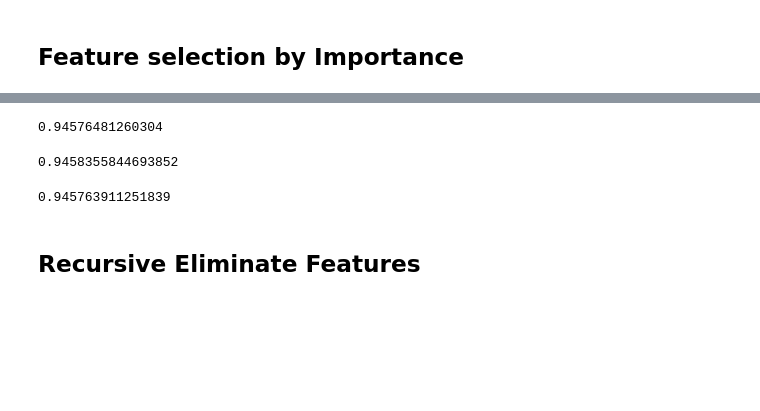
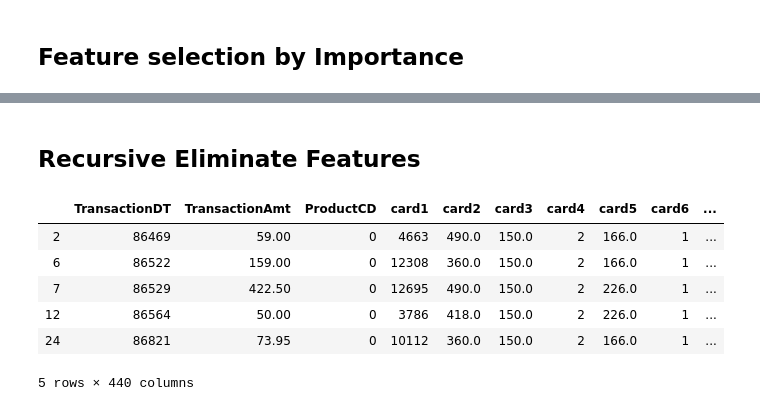
Before and after one commit to haataa/IEEE_CIS_Fraud_Detection, a Jupyter notebook: feature_selection.ipynb, the cells around one changed output, grey strips where cells are left out. Drawn from its saved outputs; the diff is of its cells as text; code cells hidden in the pictures; blank space fills up the shorter version.

```diff
--- a/feature_selection.ipynb
+++ b/feature_selection.ipynb
@@ -23,9 +23,9 @@ RSEED = 50
 # %% [markdown]
 # Load Original Features
 # %%
-feat_num = 436
-#df_total = pd.read_csv('./data/features%s.csv'%(feat_num))
-with open('./data/features%s_add_pdc_amt_ratio.pickle'%(feat_num), 'rb') as handle:
+feat_num = 437
+#df_total = pd.read_csv('./data/features%s_add_card1_cnt.csv'%(feat_num))
+with open('./data/features%s_add_card1_cnt.pickle'%(feat_num), 'rb') as handle:
     df_total = pickle.load(handle)
 # %%
 df_train = df_total[df_total['isFraud'].notnull()]
@@ -509,20 +507,15 @@ ave_auc
-# %%
-# drop 'C10'
-ave_auc
-# %% [output]
-0.94576481260304
-# %%
-# drop 'V29'
-ave_auc
-# %% [output]
-0.9458355844693852
-# %%
-# drop D9
-ave_auc
-# %% [output]
-0.945763911251839
 # %%
 with open('./data/feat476_rm_pm_importance0.pickle', 'wb') as handle:
     pickle.dump(to_drop, handle, protocol=pickle.HIGHEST_PROTOCOL)
 # %% [markdown]
 ## Recursive Eliminate Features
+# %%
+features_train.head()
+# %% [output]
+|  | TransactionDT | TransactionAmt | ProductCD | card1 | card2 | card3 | card4 | card5 | card6 | ... |
+| 2 | 86469 | 59.00 | 0 | 4663 | 490.0 | 150.0 | 2 | 166.0 | 1 | ... |
+| 6 | 86522 | 159.00 | 0 | 12308 | 360.0 | 150.0 | 2 | 166.0 | 1 | ... |
+| 7 | 86529 | 422.50 | 0 | 12695 | 490.0 | 150.0 | 2 | 226.0 | 1 | ... |
+| 12 | 86564 | 50.00 | 0 | 3786 | 418.0 | 150.0 | 2 | 226.0 | 1 | ... |
+| 24 | 86821 | 73.95 | 0 | 10112 | 360.0 | 150.0 | 2 | 166.0 | 1 | ... |
+5 rows × 440 columns
```
Also changed, not shown: parts of 15 cells of this notebook.
